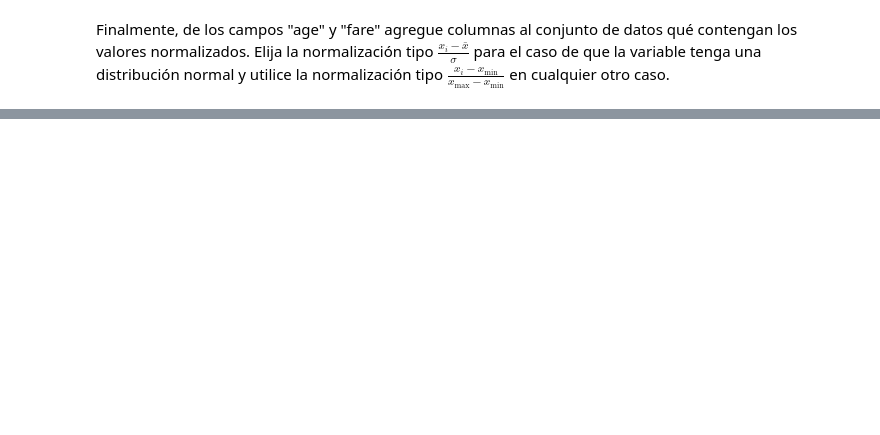
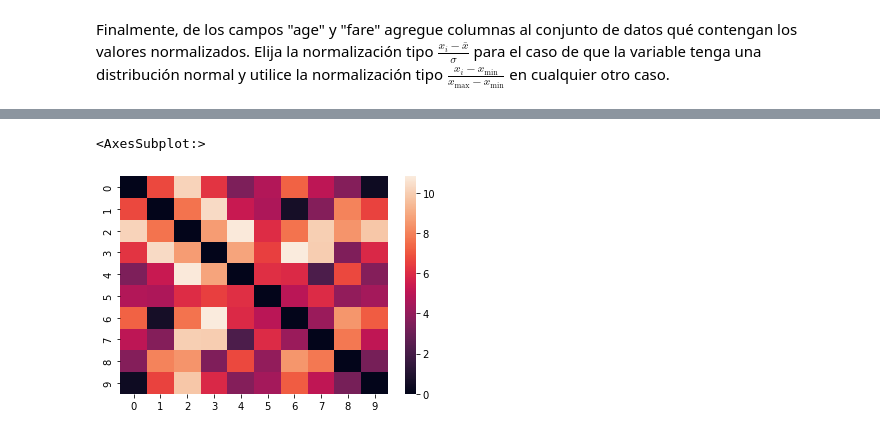
Before and after one commit to danielfrgs/2022_1-Visualizacion-Informacion, a Jupyter notebook: Tareas/T5/T5.ipynb, the cells around one changed output, grey strips where cells are left out. Drawn from its saved outputs; the diff is of its cells as text; code cells hidden in the pictures; blank space fills up the shorter version.

```diff
--- a/Tareas/T5/T5.ipynb
+++ b/Tareas/T5/T5.ipynb
@@ -170,0 +221,2 @@ titanic_2['fare'].hist(bins = range(0, 600, 25), figsize=[14,6])
+# %%
+movies = movies.set_index('user_id')
@@ -170,0 +238,38 @@ titanic_2['fare'].hist(bins = range(0, 600, 25), figsize=[14,6])
+# %%
+# Definamos las distancias
+
+def distancia_euclideana(x,y):
+  n = len(x)
+  suma = 0
+  for i in range(n):
+    suma += (y[i]-x[i])**2
+  return np.sqrt(suma)
+
+def distancia_manhattan(x,y):
+  n = len(x)
+  suma = 0
+  for i in range(n):
+    suma += abs(y[i]-x[i])
+  return suma
+
+def distancia_minkowski(x, y):
+  n = len(x)
+  suma = 0
+  for i in range(n):
+    suma += abs(y[i]-x[i])**3
+  return suma**(1/3)
+# %%
+def matriz_distancias(df, distancia):
+    dis = {'euclideana': distancia_euclideana, 'manhattan': distancia_manhattan,
+            'minkoski': distancia_minkowski}
+
+    df = np.array(df)
+    matrix = pd.DataFrame()
+    l = 0
+    for x in df:
+        rcol = []
+        for y in df:
+            rcol.append(dis[distancia](x, y))
+        matrix[l] = rcol
+        l += 1
+    return matrix
@@ -170,0 +318,7 @@ titanic_2['fare'].hist(bins = range(0, 600, 25), figsize=[14,6])
+# %%
+import seaborn as sns
+
+sns.heatmap(matriz_distancias(movies, 'euclideana'))
+# %% [output]
+<AxesSubplot:>
+[figure, added]
```
Also changed, not shown: parts of 29 cells of this notebook.
